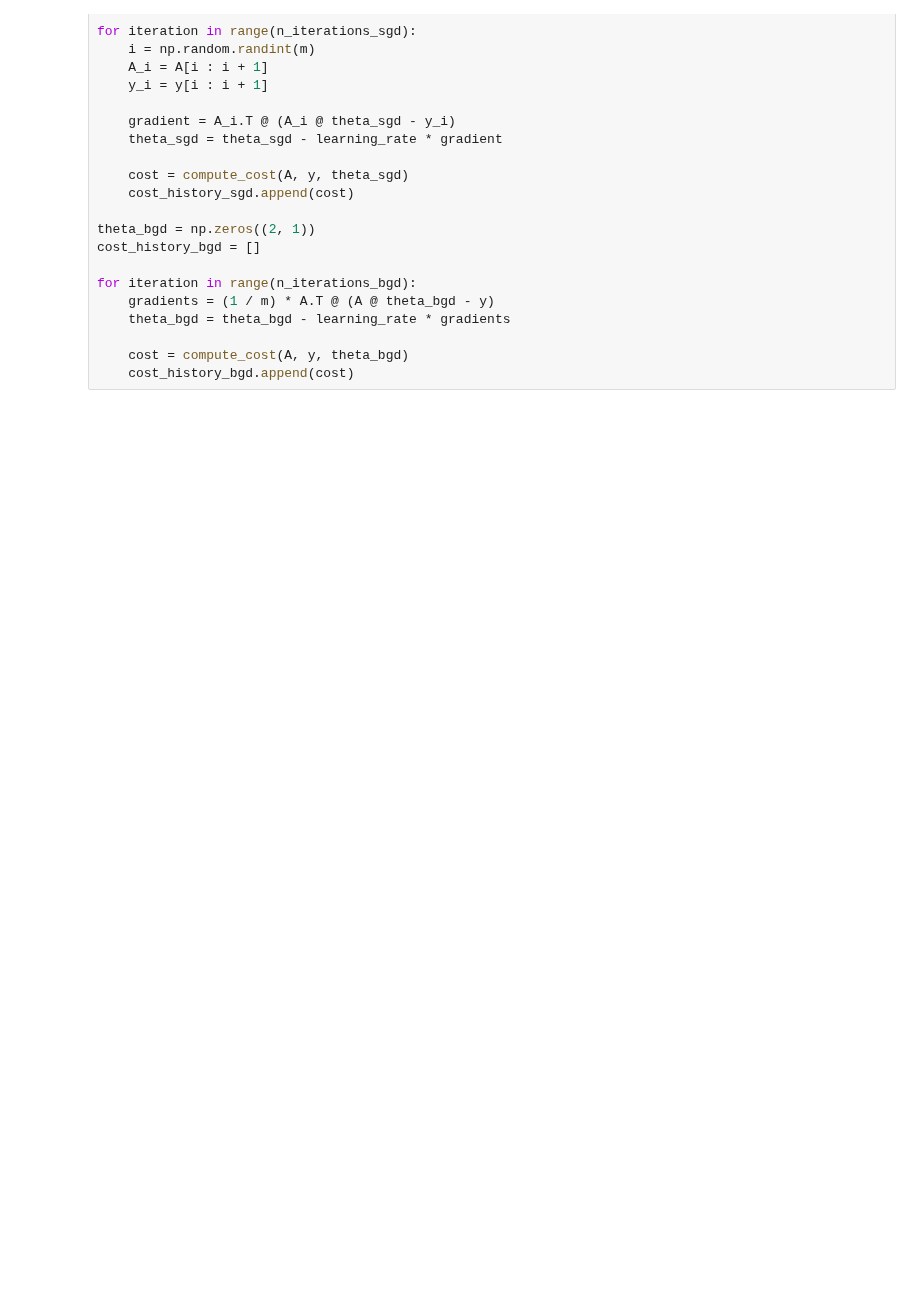
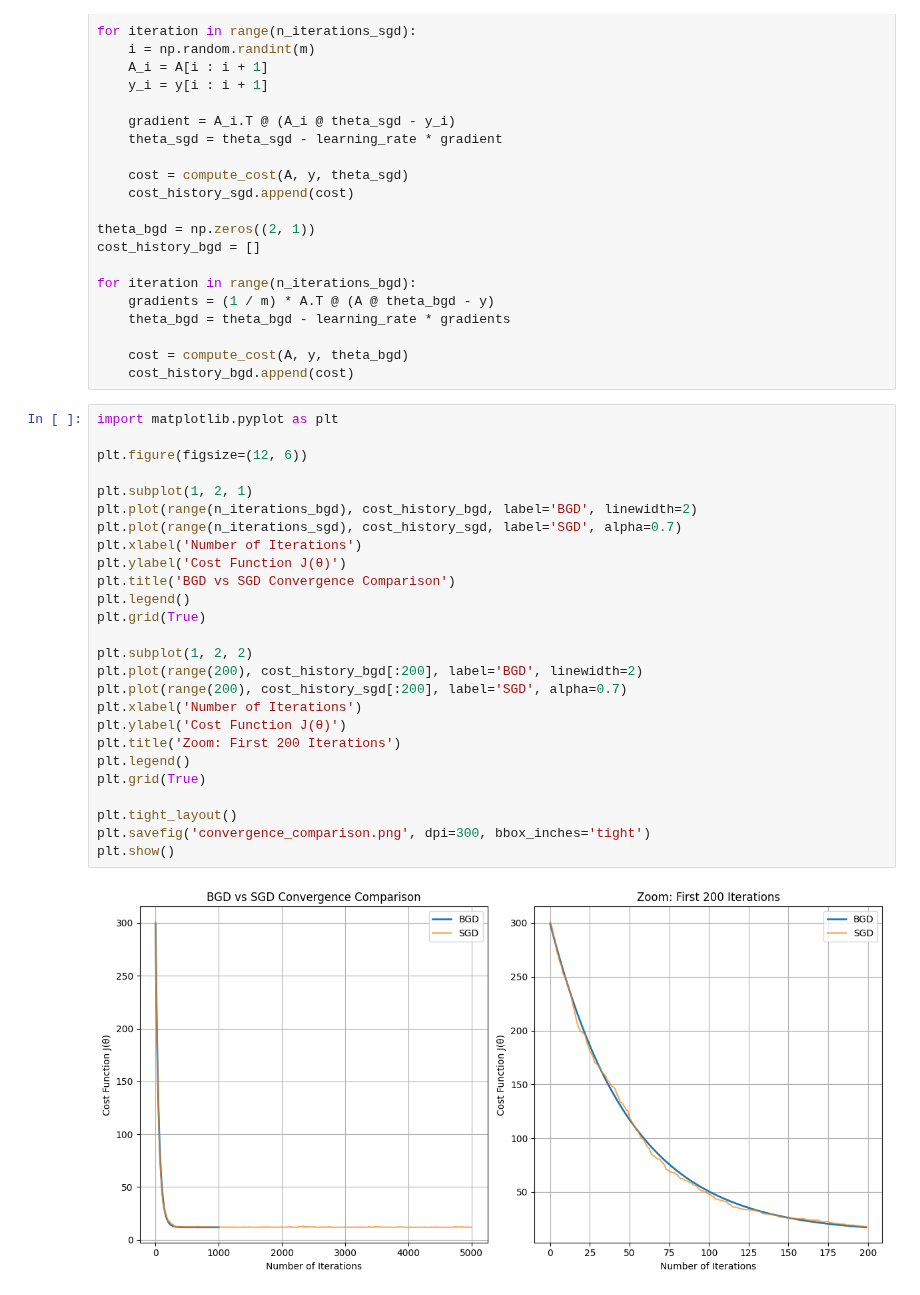
Before and after one commit to Rezarsa82/computational-fundamentals-of-regression, a Jupyter notebook: main.ipynb, the cells around one changed output. Saved outputs shown, nothing was run; the diff lists cells and outputs as text; blank space fills up the shorter version.

```diff
--- a/main.ipynb
+++ b/main.ipynb
@@ -161,3 +161,31 @@ for iteration in range(n_iterations_bgd):
 
     cost = compute_cost(A, y, theta_bgd)
     cost_history_bgd.append(cost)
+# %%
+import matplotlib.pyplot as plt
+
+plt.figure(figsize=(12, 6))
+
+plt.subplot(1, 2, 1)
+plt.plot(range(n_iterations_bgd), cost_history_bgd, label='BGD', linewidth=2)
+plt.plot(range(n_iterations_sgd), cost_history_sgd, label='SGD', alpha=0.7)
+plt.xlabel('Number of Iterations')
+plt.ylabel('Cost Function J(θ)')
+plt.title('BGD vs SGD Convergence Comparison')
+plt.legend()
+plt.grid(True)
+
+plt.subplot(1, 2, 2)
+plt.plot(range(200), cost_history_bgd[:200], label='BGD', linewidth=2)
+plt.plot(range(200), cost_history_sgd[:200], label='SGD', alpha=0.7)
+plt.xlabel('Number of Iterations')
+plt.ylabel('Cost Function J(θ)')
+plt.title('Zoom: First 200 Iterations')
+plt.legend()
+plt.grid(True)
+
+plt.tight_layout()
+plt.savefig('convergence_comparison.png', dpi=300, bbox_inches='tight')
+plt.show()
+# %% [output]
+[figure, added]
```
Also changed, not shown: 1 other file.
